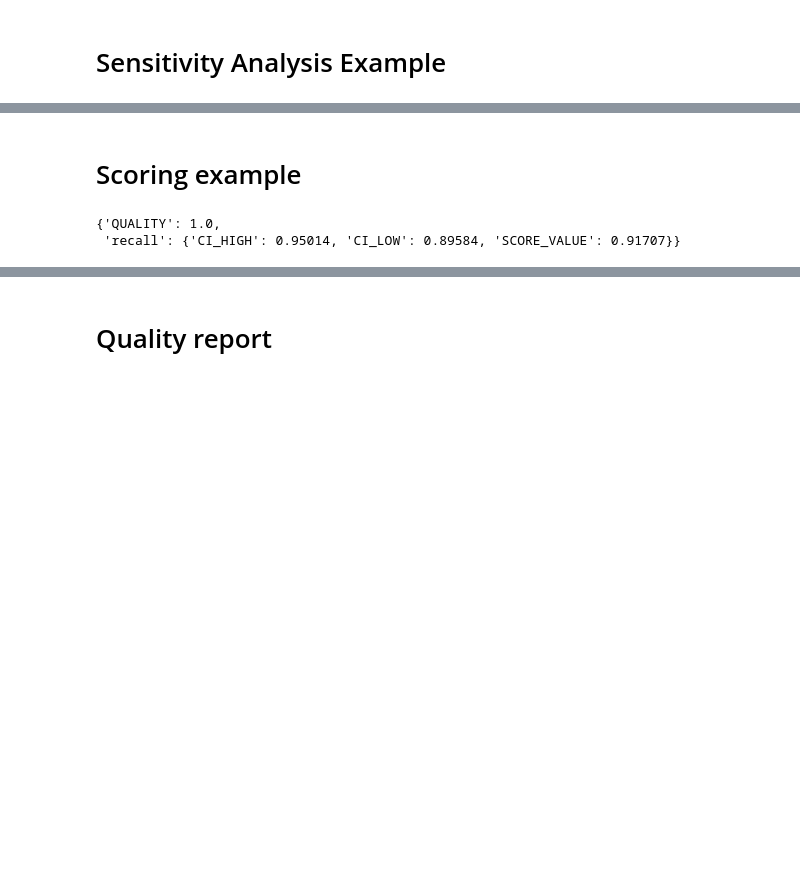
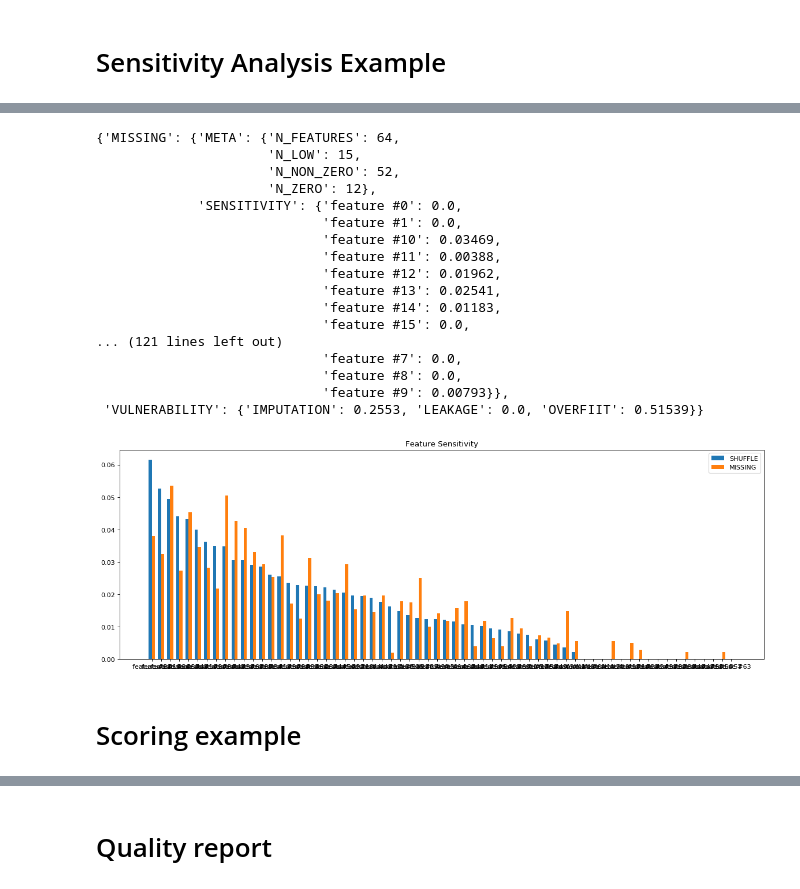
Before and after one commit to Broundal/Pytolemaic, a Jupyter notebook: examples/sensitivity_analysis_example.ipynb, the cells around one changed output, grey strips where cells are left out. Saved outputs shown, nothing was run; the diff lists cells and outputs as text; code cells hidden in the pictures; blank space fills up the shorter version.

```diff
--- a/examples/sensitivity_analysis_example.ipynb
+++ b/examples/sensitivity_analysis_example.ipynb
@@ -2,0 +14,5 @@
+# %%
+# get dataset
+x, y = sklearn.datasets.load_digits(return_X_y=True)
+feature_names = ['feature #%d' % k for k in range(x.shape[1])]
+print("Loaded dataset of size {}".format(x.shape))
@@ -2,0 +21,9 @@
+# %%
+# let's add some missing values to dataset
+
+rs = numpy.random.RandomState(0)
+nan_locs = numpy.ones(numpy.prod(x.shape))
+nan_locs[rs.permutation(len(nan_locs))[:int(len(nan_locs)*0.05)]] = numpy.nan
+nan_locs = nan_locs.reshape(x.shape)
+x = x * nan_locs
+print("Added 5% missing values to dataset")
@@ -2,0 +32,6 @@
+# %%
+# create train/test sets
+itrain, itest = sklearn.model_selection.train_test_split(numpy.arange(len(y)), test_size=0.25)
+xtrain, xtest = x[itrain,:], x[itest,:]
+ytrain, ytest = y[itrain], y[itest]
+print("split to train/test")
@@ -39,6 +71,0 @@ number of missing valies in x: 100 out of 2314
-# %%
-# create train/test sets
-perm = rs.permutation(len(y))
-ntrain = len(y)-60
-xtrain, xtest = x[perm[:ntrain],:], x[perm[ntrain:],:]
-ytrain, ytest = y[perm[:ntrain]], y[perm[ntrain:]]
@@ -123,7 +101,40 @@ splitter = 'shuffled'
+# %%
+sensitivity_report = pytrust.sensitivity_report().simplified_keys()
+pprint(sensitivity_report)
+
+shuffled = sensitivity_report['SHUFFLE']['SENSITIVITY']
+missing = sensitivity_report['MISSING']['SENSITIVITY']
+sorted_features = list(sorted(shuffled.keys(), key=lambda k: shuffled[k], reverse=True))
+y_shuffle = [shuffled[feature] for feature in sorted_features]
+y_missing = [missing[feature] for feature in sorted_features]
+
+fig = plt.figure(figsize=(18, 6), dpi= 80, facecolor='w', edgecolor='k')
+w = 0.8
+xloc = numpy.arange(len(sorted_features))*3*w
+plt.bar(xloc-w/2, y_shuffle, w, label='SHUFFLE')
+plt.bar(xloc+w/2, y_missing, w, label='MISSING')
+plt.xticks(xloc, sorted_features)
+plt.legend()
+plt.title('Feature Sensitivity')
+plt.draw()
+# %% [output]
+{'MISSING': {'META': {'N_FEATURES': 64,
+                      'N_LOW': 15,
+                      'N_NON_ZERO': 52,
+                      'N_ZERO': 12},
+             'SENSITIVITY': {'feature #0': 0.0,
+                             'feature #1': 0.0,
+                             'feature #10': 0.03469,
+                             'feature #11': 0.00388,
+                             'feature #12': 0.01962,
+                             'feature #13': 0.02541,
+                             'feature #14': 0.01183,
+                             'feature #15': 0.0,
+... (121 lines left out)
+                             'feature #7': 0.0,
+                             'feature #8': 0.0,
+                             'feature #9': 0.00793}},
+ 'VULNERABILITY': {'IMPUTATION': 0.2553, 'LEAKAGE': 0.0, 'OVERFIIT': 0.51539}}
+[figure, added]
 # %% [markdown]
 # Scoring example
-# %%
-pprint(pytrust.scoring_report().simplified_keys())
-# %% [output]
-{'QUALITY': 1.0,
- 'recall': {'CI_HIGH': 0.95014, 'CI_LOW': 0.89584, 'SCORE_VALUE': 0.91707}}
```
Also changed, not shown: parts of 19 cells of this notebook, 6 other files.
